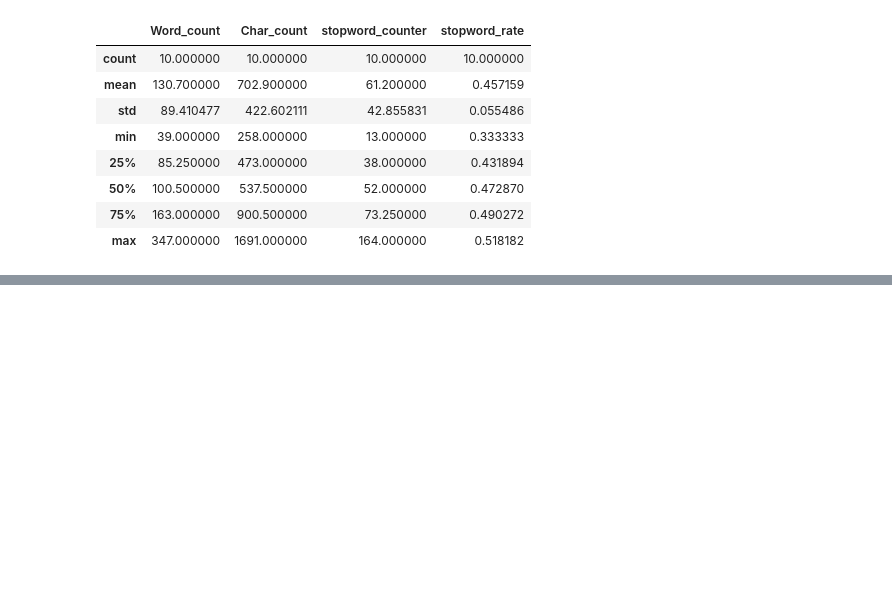
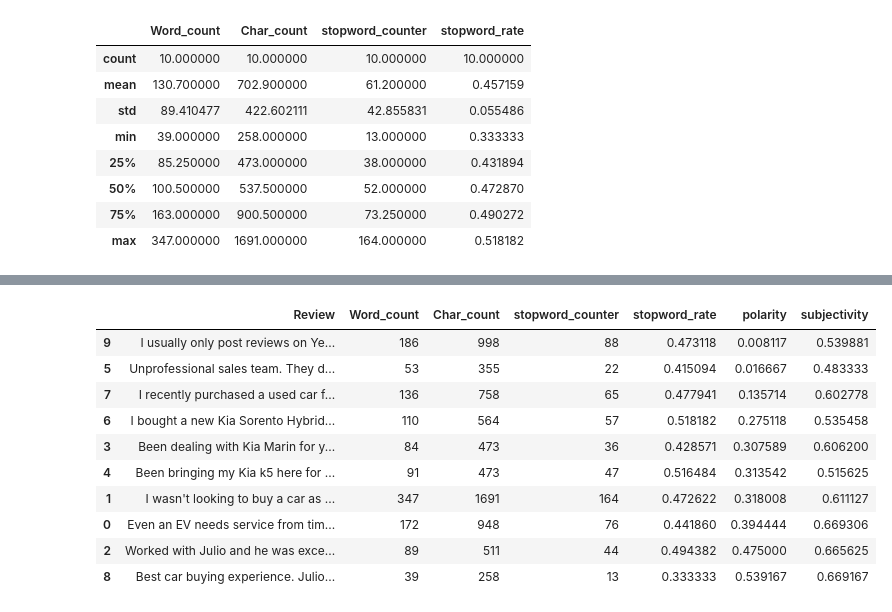
Before and after one commit to Gulfem93/NLP_Projects, a Jupyter notebook: NLP Yelp Sentiment Analysis/YelpSentimentAnalysis.ipynb, the cells around one changed output, grey strips where cells are left out. Cells and saved outputs as stored; diff of their text form; code cells hidden in the pictures; blank space fills up the shorter version.

```diff
--- a/NLP Yelp Sentiment Analysis/YelpSentimentAnalysis.ipynb
+++ b/NLP Yelp Sentiment Analysis/YelpSentimentAnalysis.ipynb
@@ -179,0 +186,4 @@ data_word.describe()
+# %%
+data_word["lowercase"] = data_word["Review"].apply(lambda x: " ".join(word.lower() for word in x.split()))
+data_word["punction"] = data_word["lowercase"].str.replace("[^\w\s]", "")
+data_word["stopword"] = data_word["punction"].apply(lambda x: " ".join(word for word in x.split() if word not in stop_words))
@@ -179,0 +221,2 @@ data_word.describe()
+# %%
+data_word["lemmatize"] = data_word["stopword"].apply(lambda x: " ".join(Word(word).lemmatize() for word in x.split()))
@@ -179,0 +225,3 @@ data_word.describe()
+# %%
+data_word["polarity"] = data_word["lemmatize"].apply(lambda x: TextBlob(x).sentiment[0])
+data_word["subjectivity"] = data_word["lemmatize"].apply(lambda x: TextBlob(x).sentiment[1])
@@ -179,0 +244,2 @@ data_word.describe()
+# %%
+data_word.drop(['lowercase', 'punction', 'stopword', 'lemmatize'], axis=1, inplace=True)
@@ -179,0 +255,14 @@ data_word.describe()
+# %%
+data_word.sort_values(by="polarity")
+# %% [output]
+|  | Review | Word_count | Char_count | stopword_counter | stopword_rate | polarity | subjectivity |
+| 9 | I usually only post reviews on Ye... | 186 | 998 | 88 | 0.473118 | 0.008117 | 0.539881 |
+| 5 | Unprofessional sales team. They d... | 53 | 355 | 22 | 0.415094 | 0.016667 | 0.483333 |
+| 7 | I recently purchased a used car f... | 136 | 758 | 65 | 0.477941 | 0.135714 | 0.602778 |
+| 6 | I bought a new Kia Sorento Hybrid... | 110 | 564 | 57 | 0.518182 | 0.275118 | 0.535458 |
+| 3 | Been dealing with Kia Marin for y... | 84 | 473 | 36 | 0.428571 | 0.307589 | 0.606200 |
+| 4 | Been bringing my Kia k5 here for ... | 91 | 473 | 47 | 0.516484 | 0.313542 | 0.515625 |
+| 1 | I wasn't looking to buy a car as ... | 347 | 1691 | 164 | 0.472622 | 0.318008 | 0.611127 |
+| 0 | Even an EV needs service from tim... | 172 | 948 | 76 | 0.441860 | 0.394444 | 0.669306 |
+| 2 | Worked with Julio and he was exce... | 89 | 511 | 44 | 0.494382 | 0.475000 | 0.665625 |
+| 8 | Best car buying experience. Julio... | 39 | 258 | 13 | 0.333333 | 0.539167 | 0.669167 |
```
Also changed, not shown: parts of 9 cells of this notebook.
